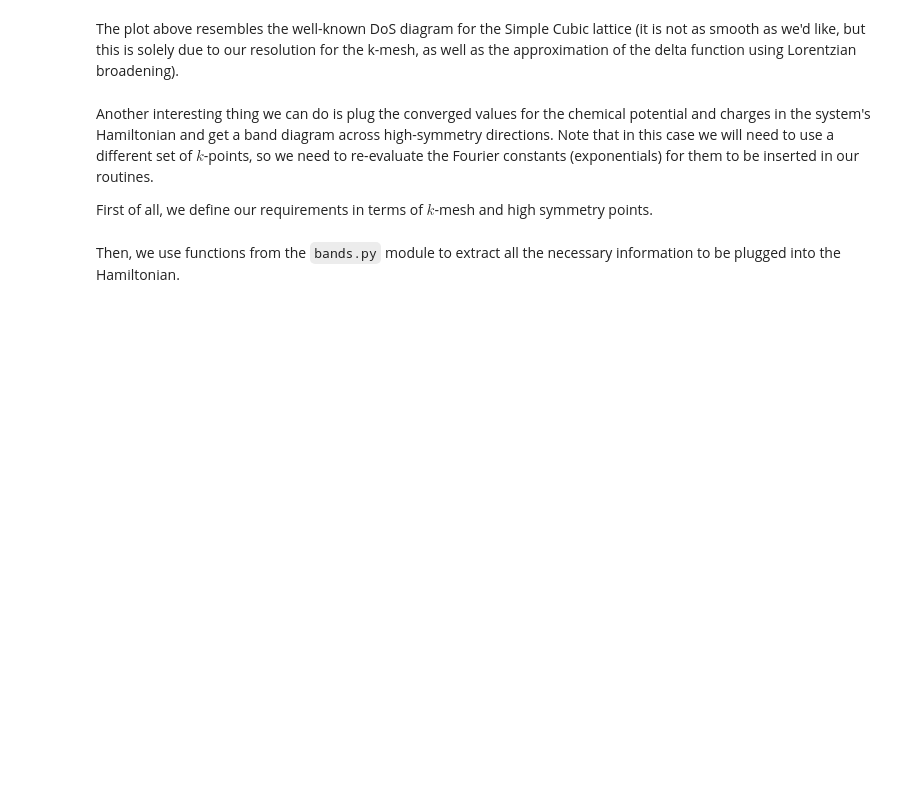
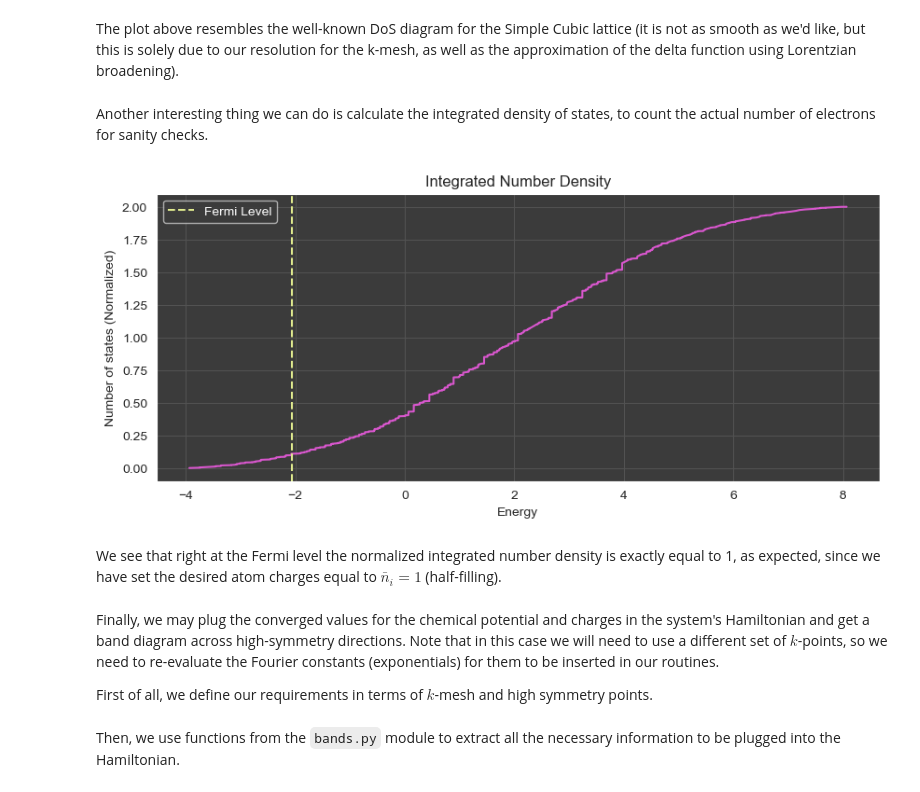
Before and after one commit to srigas/topological_superconductivity, a Jupyter notebook: docs/0. Documentation/Documentation.ipynb, the cells around one changed output. Drawn from its saved outputs; the diff is of its cells as text; code cells hidden in the pictures; blank space fills up the shorter version.

```diff
--- a/docs/0. Documentation/Documentation.ipynb
+++ b/docs/0. Documentation/Documentation.ipynb
@@ -526,8 +522,24 @@ plot_tdos(Es, TDoS)
 [figure]
 # %% [markdown]
 The plot above resembles the well-known DoS diagram for the Simple Cubic lattice (it is not as smooth as we'd like, but this is solely due to our resolution for the k-mesh, as well as the approximation of the delta function using Lorentzian broadening).
+# %% [markdown]
+Another interesting thing we can do is calculate the integrated density of states, to count the actual number of electrons for sanity checks.
+# %%
+# Sort the eigenvalues and get only the unique values, as well as their multiplicity
+E_vals_unique, counts = np.unique(E_vals, return_counts=True)
+# Get the cumulative sum of the multiplicity, which corresponds to the integrated number density
+intnumden = counts.cumsum()
+# %%
+from plotting import plot_intnumden
+
+# Plot the integrated number density, normalized by N_k, and depict the Fermi level
+plot_intnumden(E_vals_unique, intnumden/N_k, μ)
+# %% [output]
+[figure, added]
+# %% [markdown]
+We see that right at the Fermi level the normalized integrated number density is exactly equal to 1, as expected, since we have set the desired atom charges equal to $\bar{n}_i = 1$ (half-filling).
 # %% [markdown]
-Another interesting thing we can do is plug the converged values for the chemical potential and charges in the system's Hamiltonian and get a band diagram across high-symmetry directions. Note that in this case we will need to use a different set of $k$-points, so we need to re-evaluate the Fourier constants (exponentials) for them to be inserted in our routines.
+Finally, we may plug the converged values for the chemical potential and charges in the system's Hamiltonian and get a band diagram across high-symmetry directions. Note that in this case we will need to use a different set of $k$-points, so we need to re-evaluate the Fourier constants (exponentials) for them to be inserted in our routines.
 
 First of all, we define our requirements in terms of $k$-mesh and high symmetry points.
 # %%
```
Also changed, not shown: parts of 7 cells of this notebook, 1 other file.
